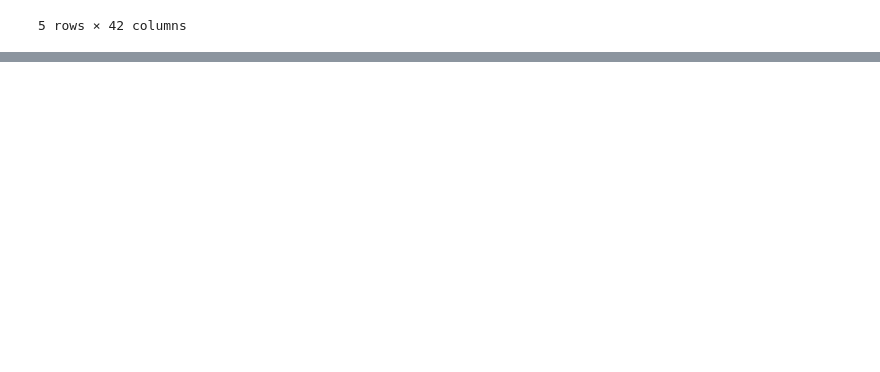
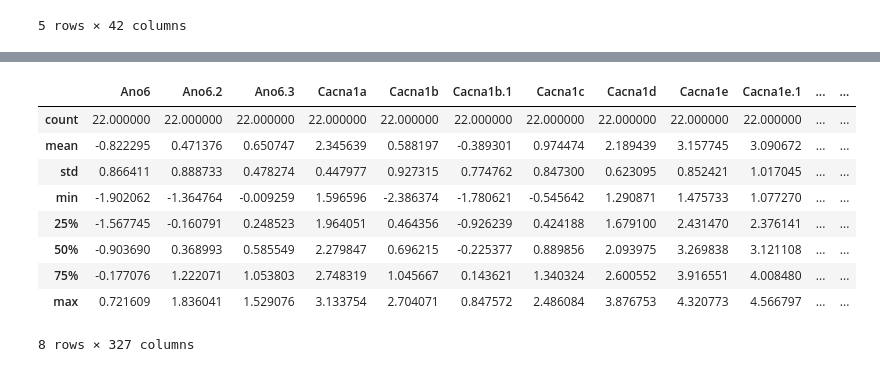
Before and after one commit to stripathy/neuroelectro_python_analysis, a Jupyter notebook: neuroelectro data analysis.ipynb, the cells around one changed output, grey strips where cells are left out. Drawn from its saved outputs; the diff is of its cells as text; code cells hidden in the pictures; blank space fills up the shorter version.

```diff
--- a/neuroelectro data analysis.ipynb
+++ b/neuroelectro data analysis.ipynb
@@ -70,0 +207,8 @@ x_data_col_headers = x_data.columns.values.tolist()
+# %%
+# correct y-values
+
+y_predicted = elastic_net_ob.predict(x_data)
+y_adjusted = elastic_net_ob.predict(x_data_most_common)
+y_corrected = y_data - y_predicted + y_adjusted
+y_corrected.head()
+y_corrected = y_corrected.convert_objects(convert_numeric=True)
@@ -71 +291,17 @@ x_data_col_headers = x_data.columns.values.tolist()
+# %%
+min_mean_expr = -1
+inds = genes_data_mean_expr[genes_data_mean_expr > min_mean_expr].index.tolist()
+genes_data_filt = genes_data_filt[inds]
+genes_data_filt.describe()
+# %% [output]
+|  | Ano6 | Ano6.2 | Ano6.3 | Cacna1a | Cacna1b | Cacna1b.1 | Cacna1c | Cacna1d | Cacna1e | Cacna1e.1 | ... | ... |
+| count | 22.000000 | 22.000000 | 22.000000 | 22.000000 | 22.000000 | 22.000000 | 22.000000 | 22.000000 | 22.000000 | 22.000000 | ... | ... |
+| mean | -0.822295 | 0.471376 | 0.650747 | 2.345639 | 0.588197 | -0.389301 | 0.974474 | 2.189439 | 3.157745 | 3.090672 | ... | ... |
+| std | 0.866411 | 0.888733 | 0.478274 | 0.447977 | 0.927315 | 0.774762 | 0.847300 | 0.623095 | 0.852421 | 1.017045 | ... | ... |
+| min | -1.902062 | -1.364764 | -0.009259 | 1.596596 | -2.386374 | -1.780621 | -0.545642 | 1.290871 | 1.475733 | 1.077270 | ... | ... |
+| 25% | -1.567745 | -0.160791 | 0.248523 | 1.964051 | 0.464356 | -0.926239 | 0.424188 | 1.679100 | 2.431470 | 2.376141 | ... | ... |
+| 50% | -0.903690 | 0.368993 | 0.585549 | 2.279847 | 0.696215 | -0.225377 | 0.889856 | 2.093975 | 3.269838 | 3.121108 | ... | ... |
+| 75% | -0.177076 | 1.222071 | 1.053803 | 2.748319 | 1.045667 | 0.143621 | 1.340324 | 2.600552 | 3.916551 | 4.008480 | ... | ... |
+| max | 0.721609 | 1.836041 | 1.529076 | 3.133754 | 2.704071 | 0.847572 | 2.486084 | 3.876753 | 4.320773 | 4.566797 | ... | ... |
+8 rows × 327 columns
 # %%
```
Also changed, not shown: parts of 25 cells of this notebook.
